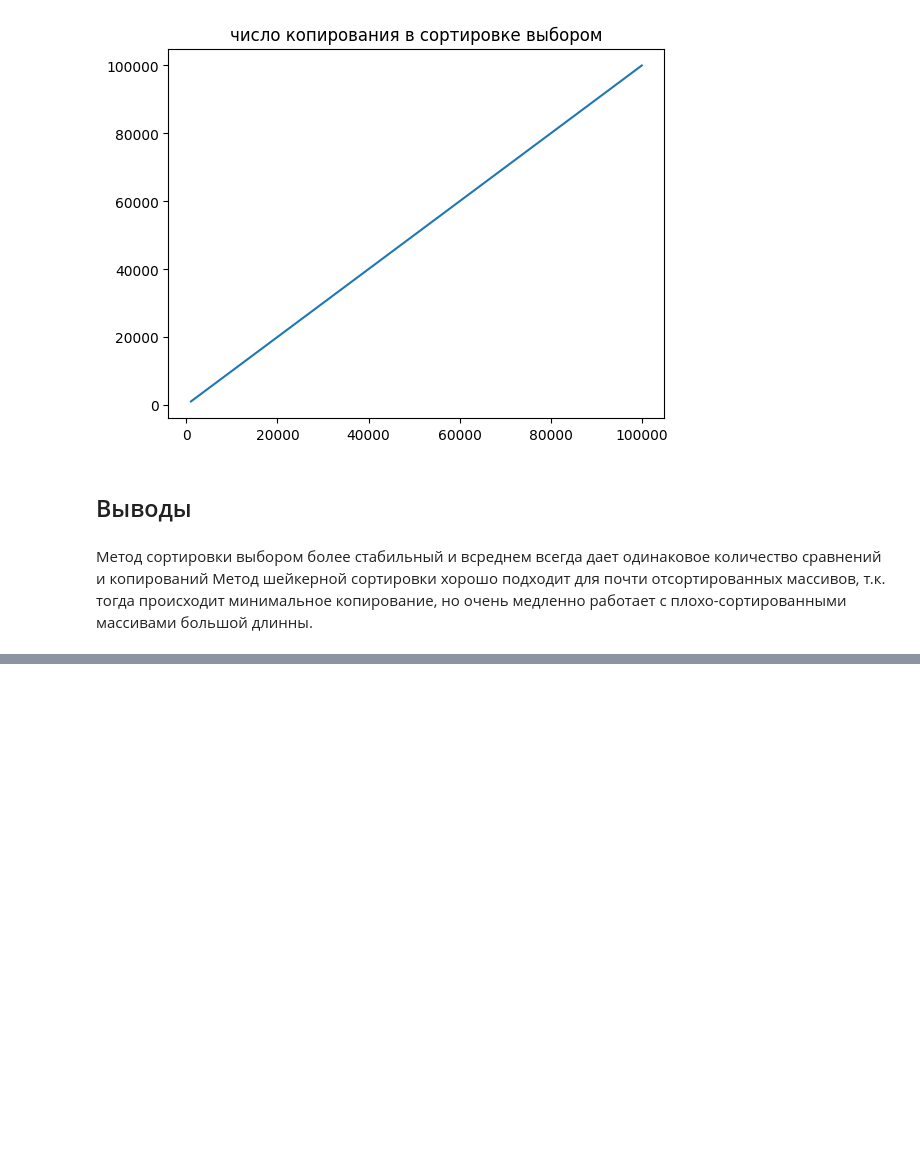
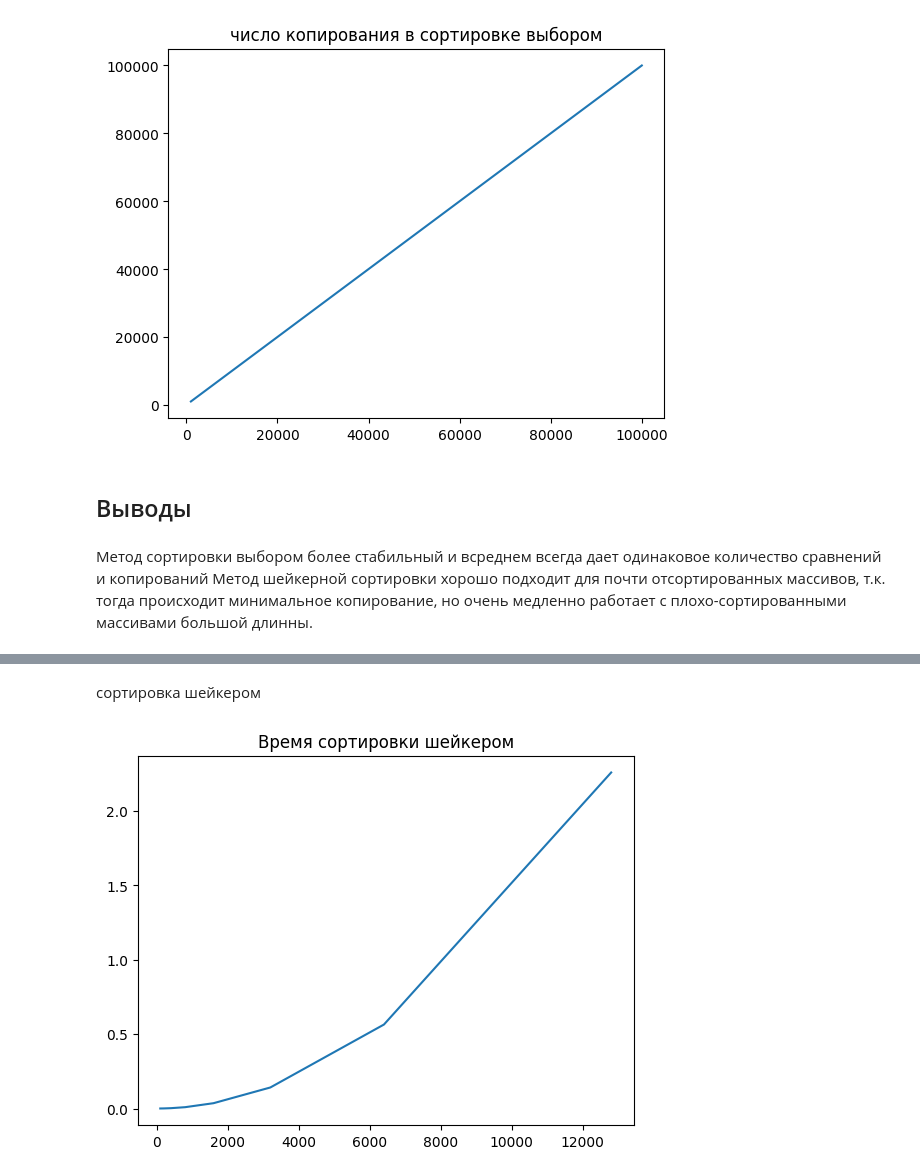
Before and after one commit to negniy/aisd-2.2, a Jupyter notebook: graf.ipynb, the cells around one changed output, grey strips where cells are left out. Drawn from its saved outputs; the diff is of its cells as text; code cells hidden in the pictures; blank space fills up the shorter version.

```diff
--- a/graf.ipynb
+++ b/graf.ipynb
@@ -98,0 +110,9 @@ plt.show()
+# %% [markdown]
+сортировка шейкером
+# %%
+b = pd.Series({100 : 0.000183136 , 200 : 0.000574475, 400 : 0.00226122 , 800 :0.00889016 , 1600 : 0.0357335 , 3200 : 0.141396 , 6400 : 0.564725 , 12800 : 2.2598})
+plt.plot(b)
+plt.title("Время сортировки шейкером")
+plt.show()
+# %% [output]
+[figure, added]
```
Also changed, not shown: parts of 3 cells of this notebook, 2 other files.
